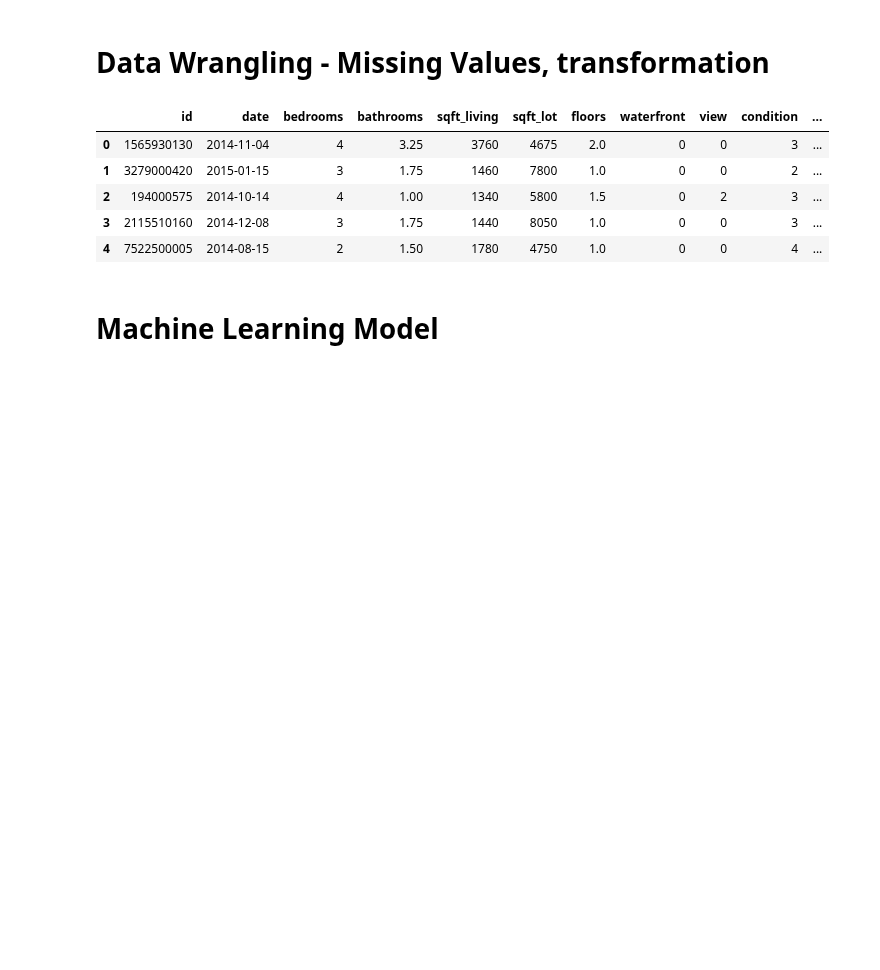
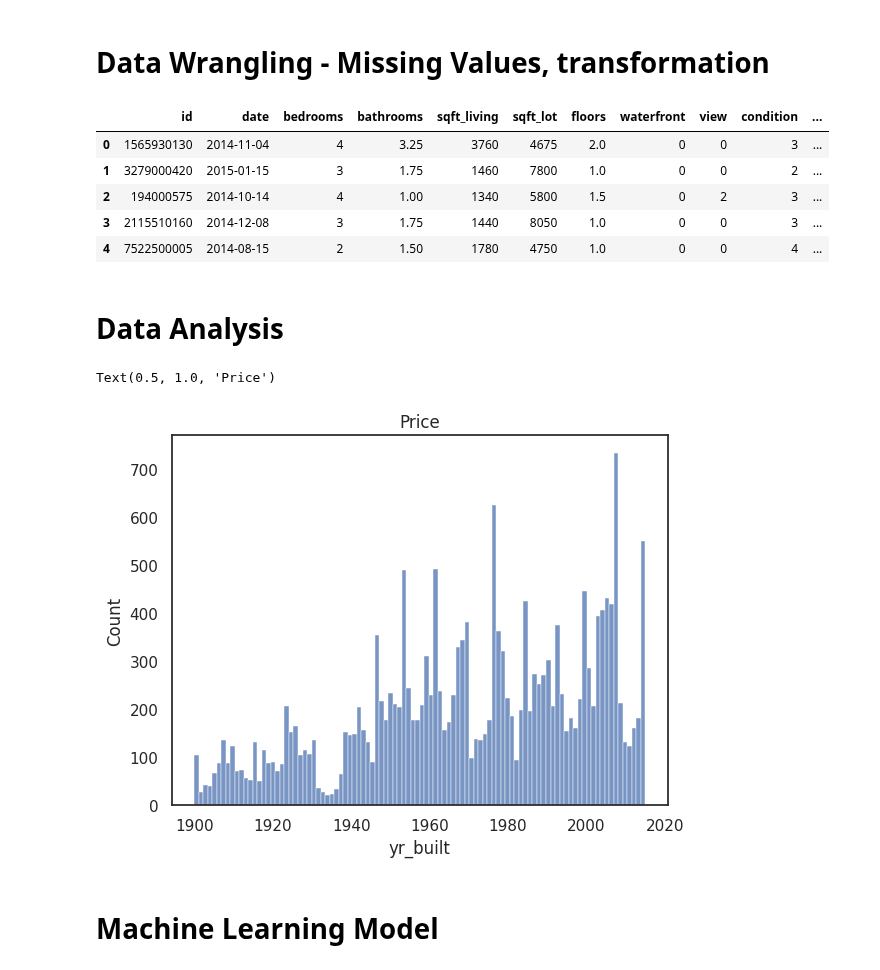
Before and after one commit to josegabrielguerrero26/CSE450-machinelearning, a Jupyter notebook: project2/starter_housing.ipynb, the cells around one changed output. Drawn from its saved outputs; the diff is of its cells as text; code cells hidden in the pictures; blank space fills up the shorter version.

```diff
--- a/project2/starter_housing.ipynb
+++ b/project2/starter_housing.ipynb
@@ -160,6 +212,17 @@ dfh.head(5)
 | 2 | 194000575 | 2014-10-14 | 4 | 1.00 | 1340 | 5800 | 1.5 | 0 | 2 | 3 | ... |
 | 3 | 2115510160 | 2014-12-08 | 3 | 1.75 | 1440 | 8050 | 1.0 | 0 | 0 | 3 | ... |
 | 4 | 7522500005 | 2014-08-15 | 2 | 1.50 | 1780 | 4750 | 1.0 | 0 | 0 | 4 | ... |
+# %% [markdown]
+# Data Analysis
+# %%
+
+sns.set()
+sns.set_style('white')
+graph1=sns.histplot(data=dfh, x='yr_built', bins=100)#hue='species'
+graph1.set_title("Price")
+# %% [output]
+Text(0.5, 1.0, 'Price')
+[figure, added]
 # %% [markdown]
 # Machine Learning Model
 # %% [markdown]
```
Also changed, not shown: parts of 3 cells of this notebook.
